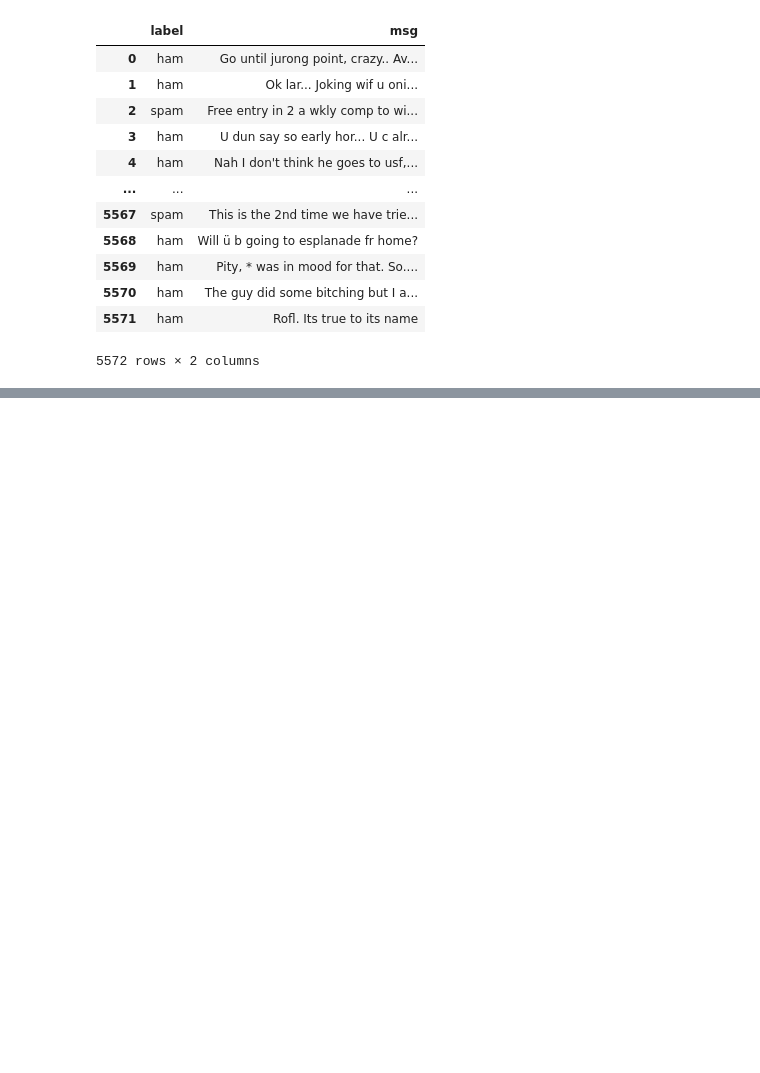
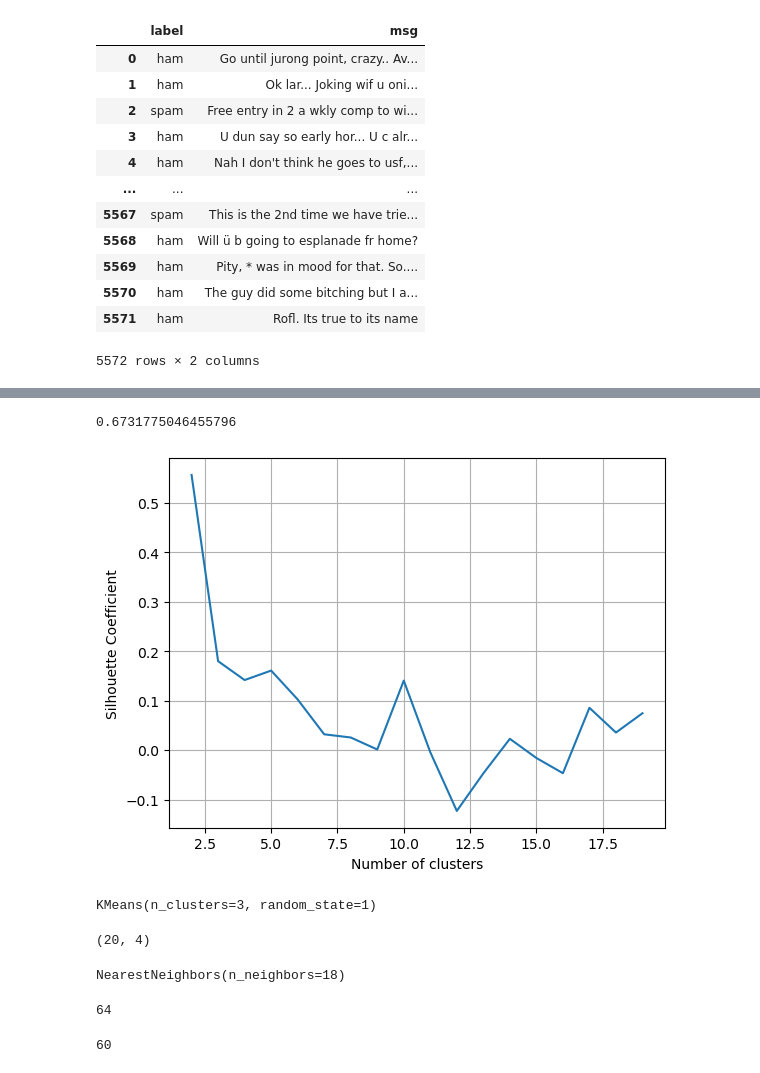
Before and after one commit to LuYuanGao1017/dataScience, a Jupyter notebook: 11_prophecy_in_the_tree.ipynb, the cells around one changed output, grey strips where cells are left out. Cells and saved outputs as stored; diff of their text form; code cells hidden in the pictures; blank space fills up the shorter version.

```diff
--- a/11_prophecy_in_the_tree.ipynb
+++ b/11_prophecy_in_the_tree.ipynb
@@ -23,0 +272,79 @@ df
+# %%
+# calculate Silhouette Coefficient for K=3
+from sklearn import metrics
+metrics.silhouette_score(X, km.labels_)
+# %% [output]
+0.6731775046455796
+# %%
+# center and scale the data
+from sklearn.preprocessing import StandardScaler
+scaler = StandardScaler()
+X_scaled = scaler.fit_transform(X)
+
+from sklearn import metrics
+# calculate SC for K=2 through K=19
+k_range = range(2, 20)
+scores = []
+for k in k_range:
+    km = KMeans(n_clusters=k, random_state=1)
+    km.fit(X_scaled)
+    scores.append(metrics.silhouette_score(X, km.labels_))
+
+# plot the results
+plt.plot(k_range, scores)
+plt.xlabel('Number of clusters')
+plt.ylabel('Silhouette Coefficient')
+plt.grid(True)
+# %% [output]
+[figure, added]
+# %%
+# center and scale the data
+from sklearn.preprocessing import StandardScaler
+scaler = StandardScaler()
+X_scaled = scaler.fit_transform(X)
+
+# K-means with 3 clusters on scaled data
+km = KMeans(n_clusters=3, random_state=1)
+km.fit(X_scaled)
+# %% [output]
+KMeans(n_clusters=3, random_state=1)
+# %%
+X.shape
+# %% [output]
+(20, 4)
+# %%
+X.shape
+d = 1
+# Let's look for points within 1 unit of one another
+
+X_first_word = X.iloc[:,:1]
+# Only looking at the first column, but ALL of the rows -  X[:,:1]
+
+from sklearn.neighbors import NearestNeighbors
+# this module will calculate for us distances between each point
+
+neigh = NearestNeighbors(n_neighbors=18)
+neigh.fit(X_first_word)
+# tell the module to calculate each distance between each point
+# %% [output]
+NearestNeighbors(n_neighbors=18)
+# %%
+A = neigh.kneighbors_graph(X_first_word, mode='distance').todense()
+# This matrix holds all distances (over 16 million of them)
+
+num_points_within_d = (A < d).sum()
+# Count the number of pairs of points within 1 unit of distance
+
+num_points_within_d
+# %% [output]
+64
+# %%
+X_first_two_words = X.iloc[:,:2]
+neigh = NearestNeighbors(n_neighbors=18)
+neigh.fit(X_first_two_words)
+A = neigh.kneighbors_graph(X_first_two_words, mode='distance').todense()
+num_points_within_d = (A < d).sum()
+
+num_points_within_d
+# %% [output]
+60
```
Also changed, not shown: parts of 33 cells of this notebook.
